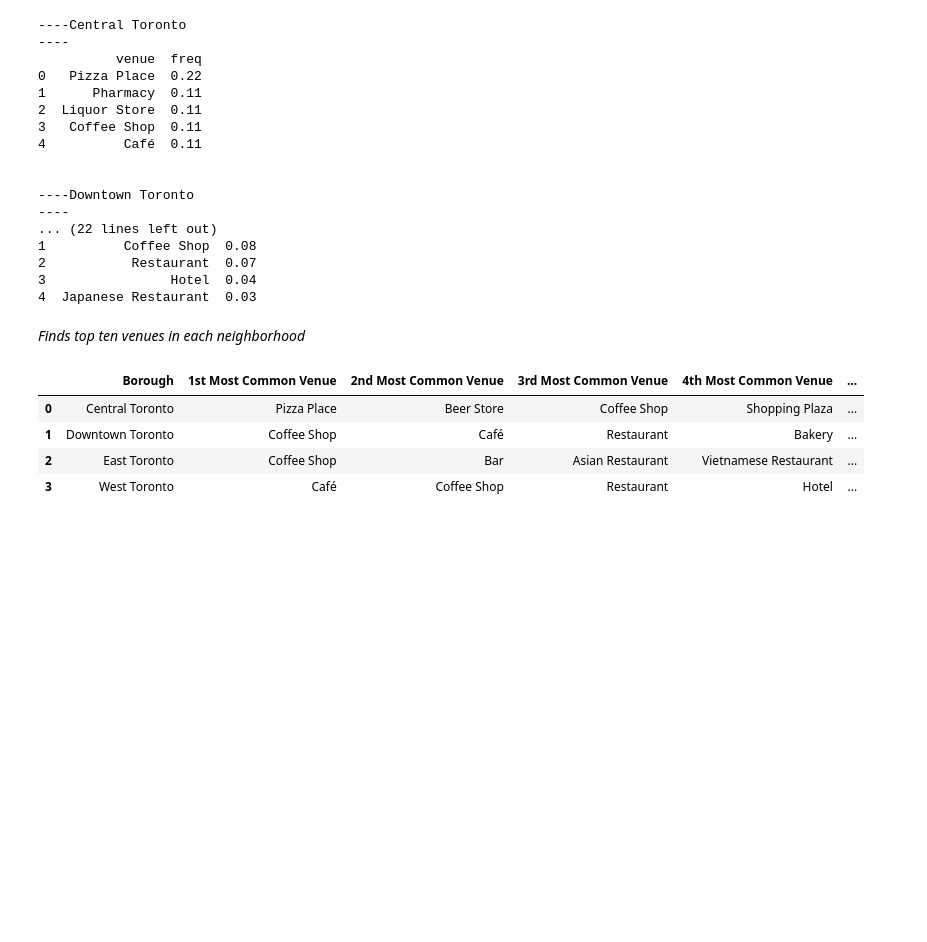
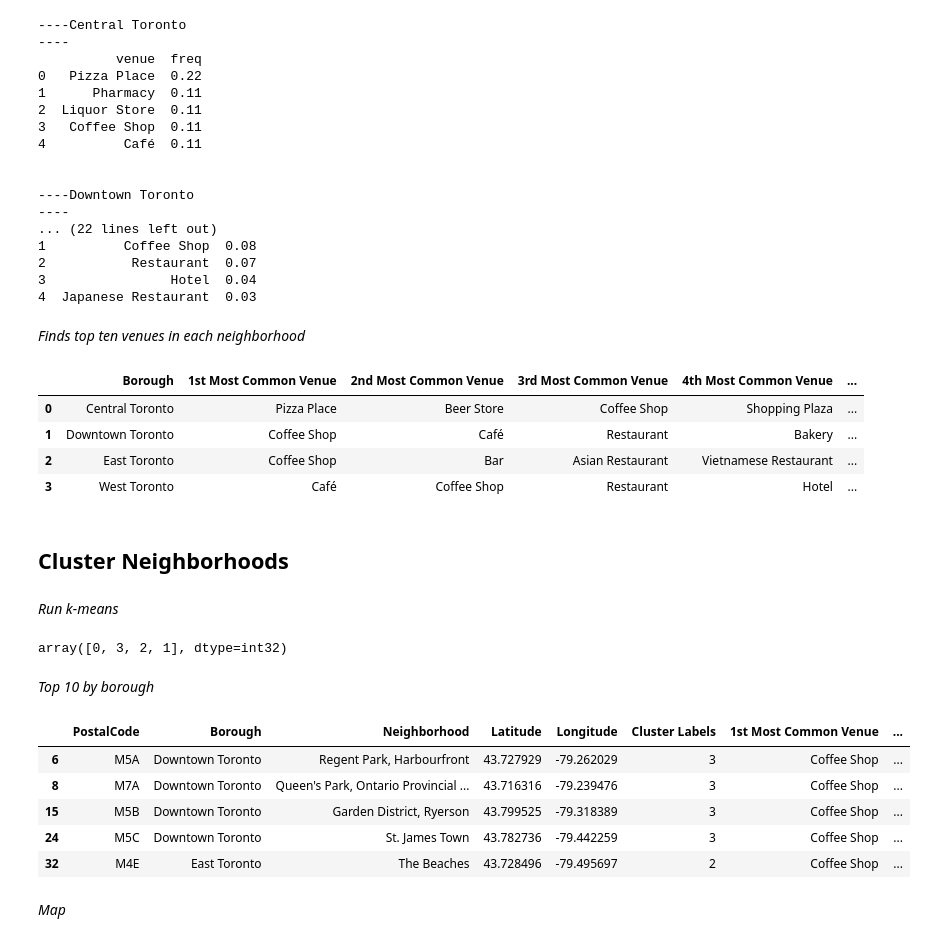
Before and after one commit to stein463/AppliedDataScienceCapstoneIBM, a Jupyter notebook: Segmenting and Clustering Neighborhoods in Toronto.ipynb, the cells around one changed output. Saved outputs shown, nothing was run; the diff lists cells and outputs as text; code cells hidden in the pictures; blank space fills up the shorter version.

```diff
--- a/Segmenting and Clustering Neighborhoods in Toronto.ipynb
+++ b/Segmenting and Clustering Neighborhoods in Toronto.ipynb
@@ -442,0 +459,38 @@ boroughs_venues_sorted.head()
+# %% [markdown]
+## Cluster Neighborhoods
+# %% [markdown]
+*Run k-means*
+# %%
+# set number of clusters
+kclusters = 4
+
+toronto_grouped_clustering = toronto_grouped.drop('Borough', 1)
+
+# run k-means clustering
+kmeans = KMeans(n_clusters=kclusters, random_state=0).fit(toronto_grouped_clustering)
+
+# check cluster labels generated for each row in the dataframe
+kmeans.labels_[0:10]
+# %% [output]
+array([0, 3, 2, 1], dtype=int32)
+# %% [markdown]
+*Top 10 by borough*
+# %%
+# add clustering labels
+#boroughs_venues_sorted.insert(0, 'Cluster Labels', kmeans.labels_)
+
+toronto_merged = df3
+
+# merge toronto_grouped with toronto_data to add latitude/longitude for each neighborhood
+toronto_merged = toronto_merged.join(boroughs_venues_sorted.set_index('Borough'), on='Borough')
+
+toronto_merged.head() # check the last columns!
+# %% [output]
+|  | PostalCode | Borough | Neighborhood | Latitude | Longitude | Cluster Labels | 1st Most Common Venue | ... |
+| 6 | M5A | Downtown Toronto | Regent Park, Harbourfront | 43.727929 | -79.262029 | 3 | Coffee Shop | ... |
+| 8 | M7A | Downtown Toronto | Queen's Park, Ontario Provincial ... | 43.716316 | -79.239476 | 3 | Coffee Shop | ... |
+| 15 | M5B | Downtown Toronto | Garden District, Ryerson | 43.799525 | -79.318389 | 3 | Coffee Shop | ... |
+| 24 | M5C | Downtown Toronto | St. James Town | 43.782736 | -79.442259 | 3 | Coffee Shop | ... |
+| 32 | M4E | East Toronto | The Beaches | 43.728496 | -79.495697 | 2 | Coffee Shop | ... |
+# %% [markdown]
+*Map*
```
Also changed, not shown: parts of 13 cells of this notebook.
